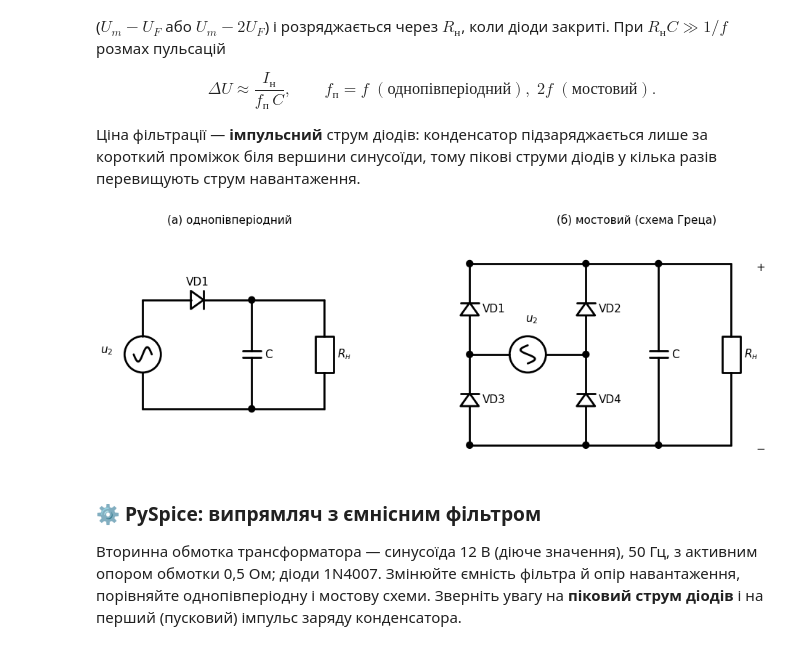
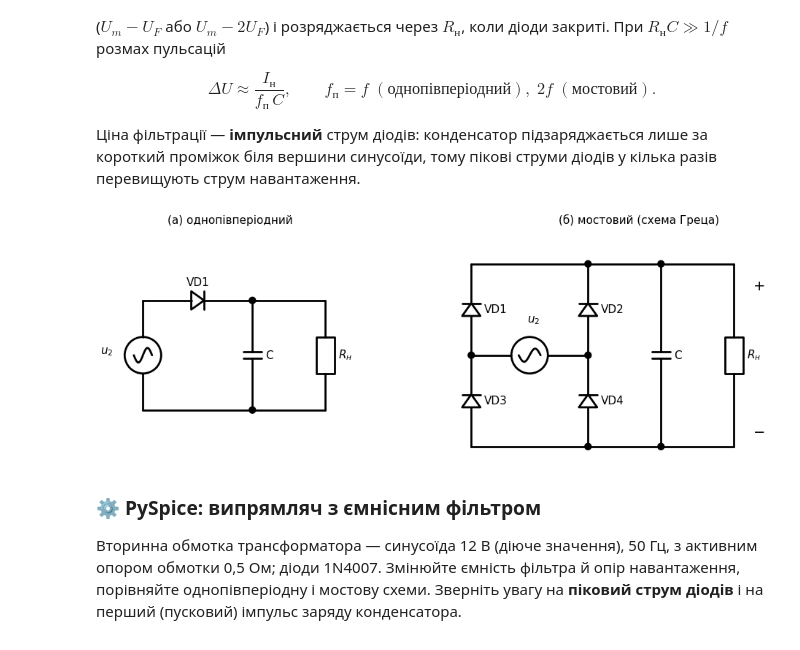
Before and after one commit to vim4all/Lectures_Electronic_devices, a Jupyter notebook: Лекція_04_Напівпровідникові_діоди_та_їх_застосування.ipynb, the cells around one changed output. Drawn from its saved outputs; the diff is of its cells as text; code cells hidden in the pictures.

```diff
--- a/Лекція_04_Напівпровідникові_діоди_та_їх_застосування.ipynb
+++ b/Лекція_04_Напівпровідникові_діоди_та_їх_застосування.ipynb
@@ -142,6 +142,41 @@ if SCHEMDRAW_AVAILABLE:
             self.segments.append(Segment([(jfetw + .05, -fetl - jfetw), (jfetw + .35, -fetl - jfetw)],
                                          arrow='->', arrowwidth=.2, arrowlength=.25))
 
+    class SourceSinH(elm.Source):
+        """Джерело змінної напруги для горизонтального розміщення: синусоїда всередині кола залишається горизонтальною."""
+        def __init__(self, **kwargs):
+            super().__init__(**kwargs)
+            ph = np.linspace(-np.pi, np.pi, 41)
+            self.segments.append(Segment(list(zip(0.5 + ph/np.pi*0.3, 0.18*np.sin(ph)))))
+
+    class Dinistor(elm.Diode):
+        """Диністор (діодний тиристор, IEC 60617): діод, катодна риска якого має відгин до анода."""
+        def __init__(self, **kwargs):
+            super().__init__(**kwargs)
+            self.segments.append(Segment([(0.35, -0.25), (0.1, -0.25)]))
+
+    class Mosfet(elm.Element):
+        """МДН-транзистор за ДСТУ: затвор ліворуч, стік угорі, витік унизу, підкладка з'єднана з витоком.
+        depletion=False — індукований канал (лінія каналу з трьох відрізків), True — вбудований (суцільна).
+        Стрілка підкладки: до каналу для n-типу, від каналу — для p-типу. Виводи: gate, drain, source."""
+        def __init__(self, ptype=False, depletion=False, **kwargs):
+            super().__init__(**kwargs)
+            xg, xc, xo = 0.7, 0.9, 1.5
+            self.segments.append(Segment([(0, 0), (xg, 0)]))                       # вивід затвора
+            self.segments.append(Segment([(xg, -0.55), (xg, 0.55)]))               # затвор
+            if depletion:
+                self.segments.append(Segment([(xc, -0.65), (xc, 0.65)]))
+            else:
+                for y0 in (0.35, -0.15, -0.65):
+                    self.segments.append(Segment([(xc, y0), (xc, y0 + 0.3)]))
+            self.segments.append(Segment([(xc, 0.5), (xo, 0.5), (xo, 1.1)]))       # стік
+            self.segments.append(Segment([(xc, -0.5), (xo, -0.5), (xo, -1.1)]))    # витік
+            self.segments.append(Segment([(xo, 0), (xo, -0.5)]))                   # підкладка — до витоку
+            path = [(xc + 0.05, 0), (xo, 0)] if ptype else [(xo, 0), (xc + 0.05, 0)]
+            self.segments.append(Segment(path, arrow='->', arrowwidth=.2, arrowlength=.25))
+            self.anchors.update(gate=(0, 0), drain=(xo, 1.1), source=(xo, -1.1), center=(xc, 0))
+            self.params['drop'] = (xo, -1.1)
+
 # Фізичні сталі
 q = 1.602176634e-19      # Кл, елементарний заряд
 k_B = 1.380649e-23       # Дж/К, стала Больцмана
@@ -222,31 +257,32 @@ $$\Delta U \approx \frac{I_н}{f_п\,C}, \qquad f_п = f \;(\text{однопів
 # %%
 # Схеми однопівперіодного та мостового випрямлячів з ємнісним фільтром
 if SCHEMDRAW_AVAILABLE:
     with schemdraw.Drawing(fontsize=11, unit=2.5) as d:
         # (а) однопівперіодний
         d.add(elm.SourceSin().endpoints((0, 0), (0, 3))); d.add(elm.Label().at((-0.9, 1.5)).label('$u_2$'))
         d.add(elm.Diode().endpoints((0, 3), (3, 3)).label('VD1'))
         d.add(elm.Dot().at((3, 3))); d.add(elm.Capacitor().endpoints((3, 3), (3, 0)).label('C', loc='bottom'))
         d.add(elm.Line().endpoints((3, 3), (5, 3))); d.add(elm.Resistor().endpoints((5, 3), (5, 0)).label('$R_н$', loc='bottom'))
         d.add(elm.Line().endpoints((5, 0), (0, 0))); d.add(elm.Dot().at((3, 0)))
         d.add(elm.Label().at((2.5, 5.3)).label('(а) однопівперіодний'))
         # (б) мостовий: верхня шина «+», нижня «−», дві вертикальні гілки; обмотка — у середній «перекладині»
         X = 9; W = 3.2
         d.add(elm.Line().endpoints((X, 4), (X + W + 2, 4))); d.add(elm.Line().endpoints((X, -1), (X + W + 2, -1)))
         for xc, lab_up, lab_dn in [(X, 'VD1', 'VD3'), (X + W, 'VD2', 'VD4')]:
             d.add(elm.Diode().endpoints((xc, 1.5), (xc, 4)).label(lab_up, loc='bottom'))     # анод — середина, катод — «+»
             d.add(elm.Diode().endpoints((xc, -1), (xc, 1.5)).label(lab_dn, loc='bottom'))    # анод — «−», катод — середина
-            d.add(elm.Dot().at((xc, 1.5))); d.add(elm.Dot().at((xc, 4))); d.add(elm.Dot().at((xc, -1)))
-        d.add(elm.SourceSin().endpoints((X, 1.5), (X + W, 1.5)))
+            d.add(elm.Dot().at((xc, 1.5)))
+            if xc != X: d.add(elm.Dot().at((xc, 4))); d.add(elm.Dot().at((xc, -1)))   # кути лівої гілки — без точок
+        d.add(SourceSinH().endpoints((X, 1.5), (X + W, 1.5)))
         d.add(elm.Label().at((X + W/2, 2.35)).label('$u_2$'))
         d.add(elm.Capacitor().endpoints((X + W + 2, 4), (X + W + 2, -1)).label('C', loc='bottom'))
         d.add(elm.Dot().at((X + W + 2, 4))); d.add(elm.Dot().at((X + W + 2, -1)))
         d.add(elm.Line().endpoints((X + W + 2, 4), (X + W + 4, 4))); d.add(elm.Line().endpoints((X + W + 2, -1), (X + W + 4, -1)))
         d.add(elm.Resistor().endpoints((X + W + 4, 4), (X + W + 4, -1)).label('$R_н$', loc='bottom'))
-        d.add(elm.Label().at((X + W + 4.7, 4)).label('+')); d.add(elm.Label().at((X + W + 4.7, -1)).label('−'))
+        d.add(elm.Label().at((X + W + 4.6, 3.5)).label('+', fontsize=14)); d.add(elm.Label().at((X + W + 4.6, -0.5)).label('−', fontsize=14))
         d.add(elm.Label().at((X + 4.5, 5.3)).label('(б) мостовий (схема Греца)'))
 # %% [output]
-[figure, old version]
+[figure, new version]
 # %% [markdown]
 ### ⚙️ PySpice: випрямляч з ємнісним фільтром <a class="anchor" id="spice-rectifier"></a>
 
```
Also changed, not shown: parts of 2 cells of this notebook, 32 other files.
